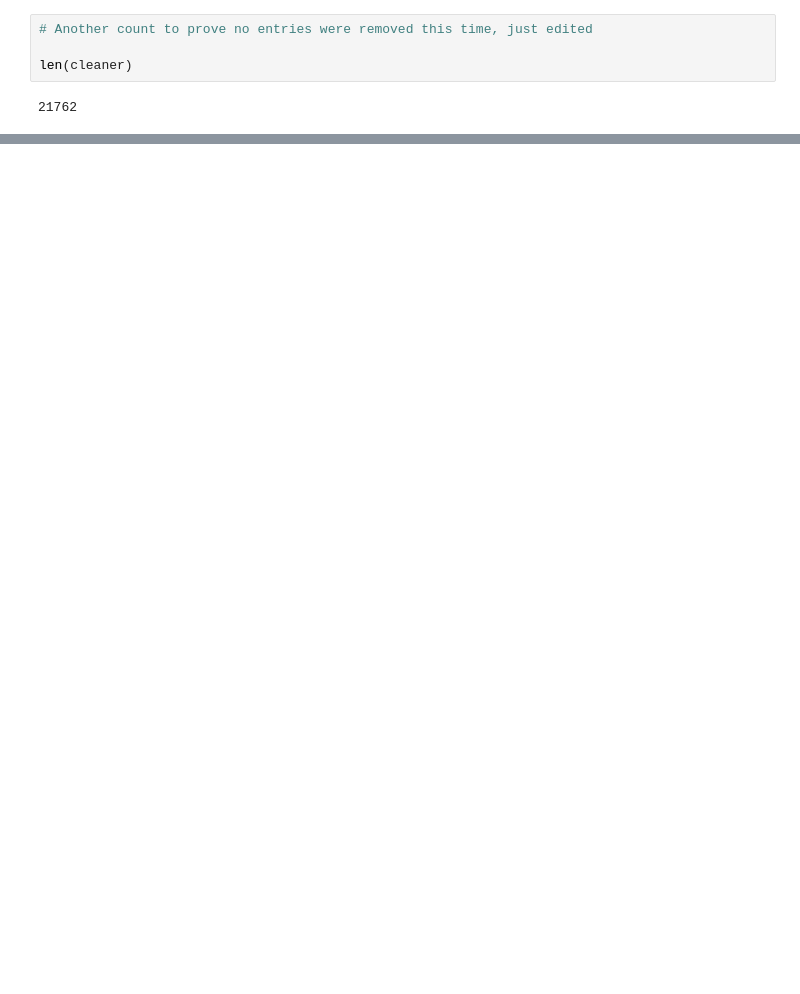
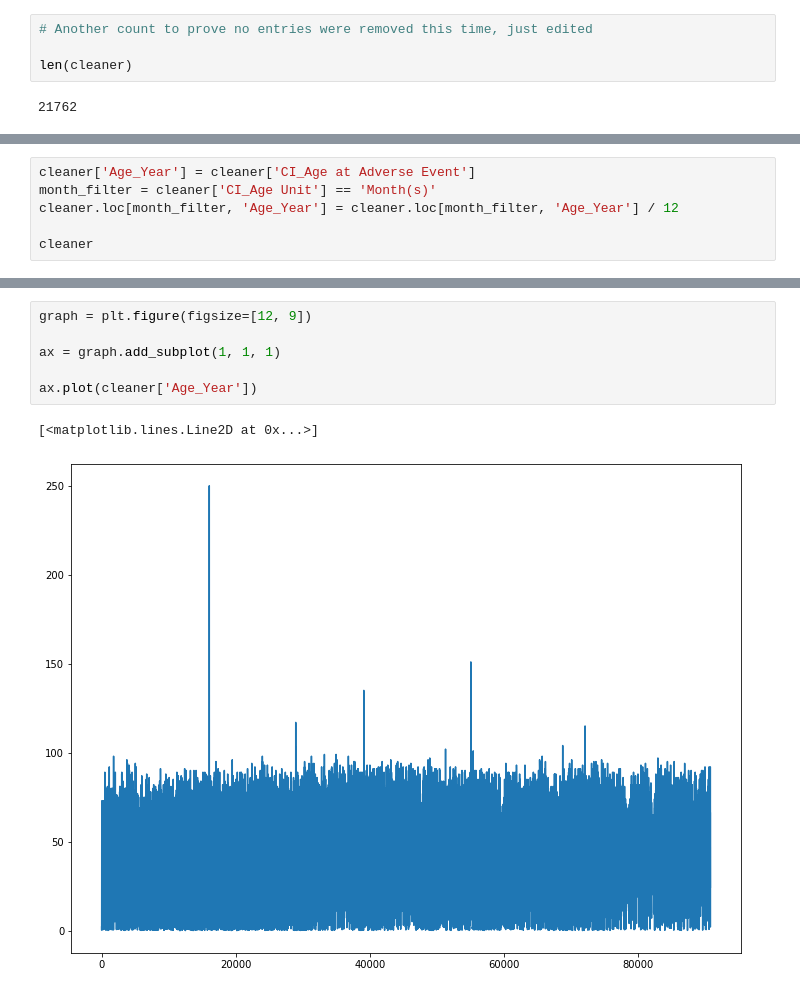
Before and after one commit to Bourbonplaytime/Adverse_Food, a Jupyter notebook: Adverse_Food.ipynb, the cells around one changed output, grey strips where cells are left out. Cells and saved outputs as stored; diff of their text form; blank space fills up the shorter version.

Commit message:
More cleanup and some basic plotting

```diff
--- a/Adverse_Food.ipynb
+++ b/Adverse_Food.ipynb
@@ -119,0 +117,6 @@ len(cleaner)
+# %%
+cleaner['Age_Year'] = cleaner['CI_Age at Adverse Event']
+month_filter = cleaner['CI_Age Unit'] == 'Month(s)'
+cleaner.loc[month_filter, 'Age_Year'] = cleaner.loc[month_filter, 'Age_Year'] / 12
+
+cleaner
@@ -119,0 +137,9 @@ len(cleaner)
+# %%
+graph = plt.figure(figsize=[12, 9])
+
+ax = graph.add_subplot(1, 1, 1)
+
+ax.plot(cleaner['Age_Year'])
+# %% [output]
+[<matplotlib.lines.Line2D at 0x...>]
+[figure, added]
```
Also changed, not shown: parts of 12 cells of this notebook.
